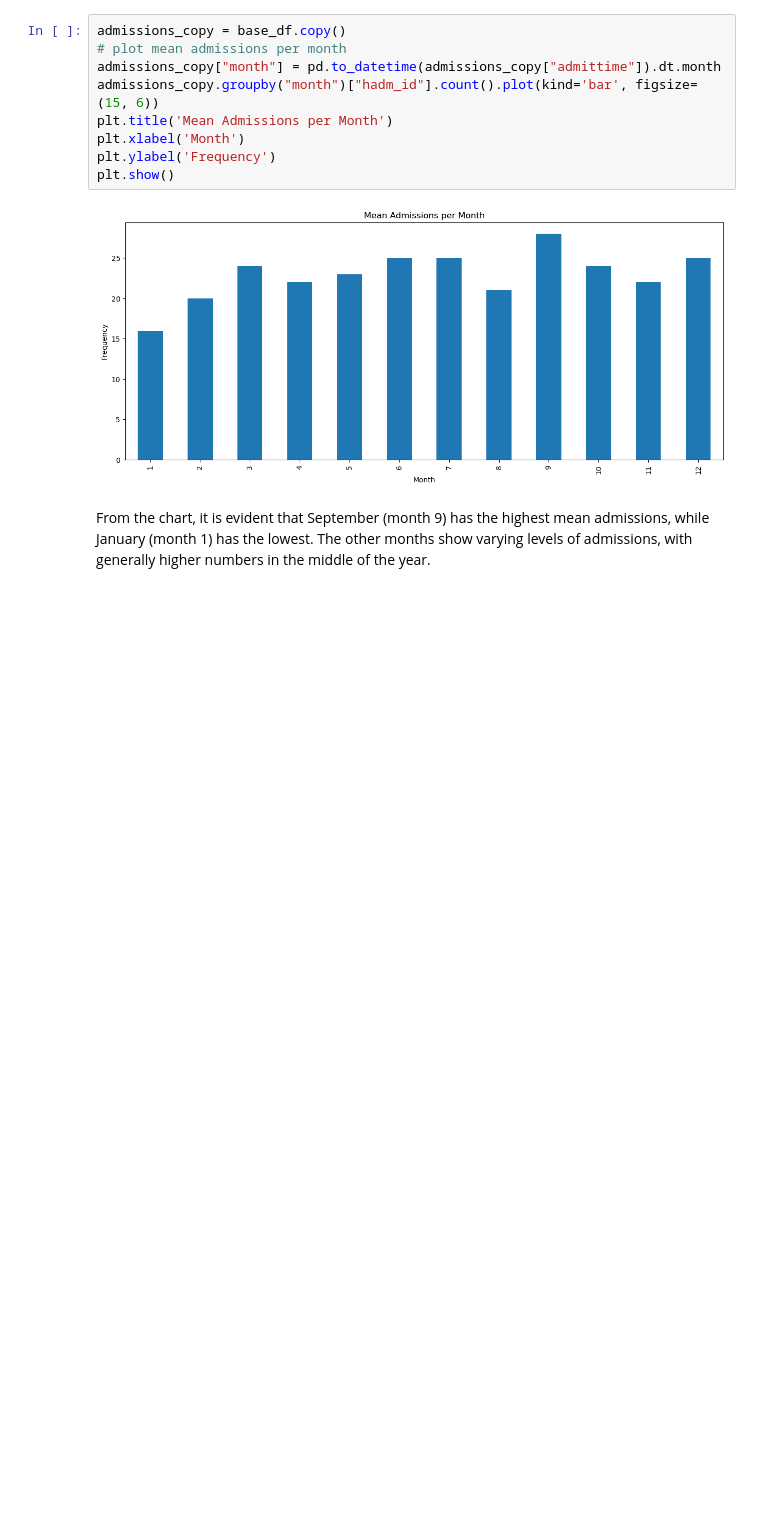
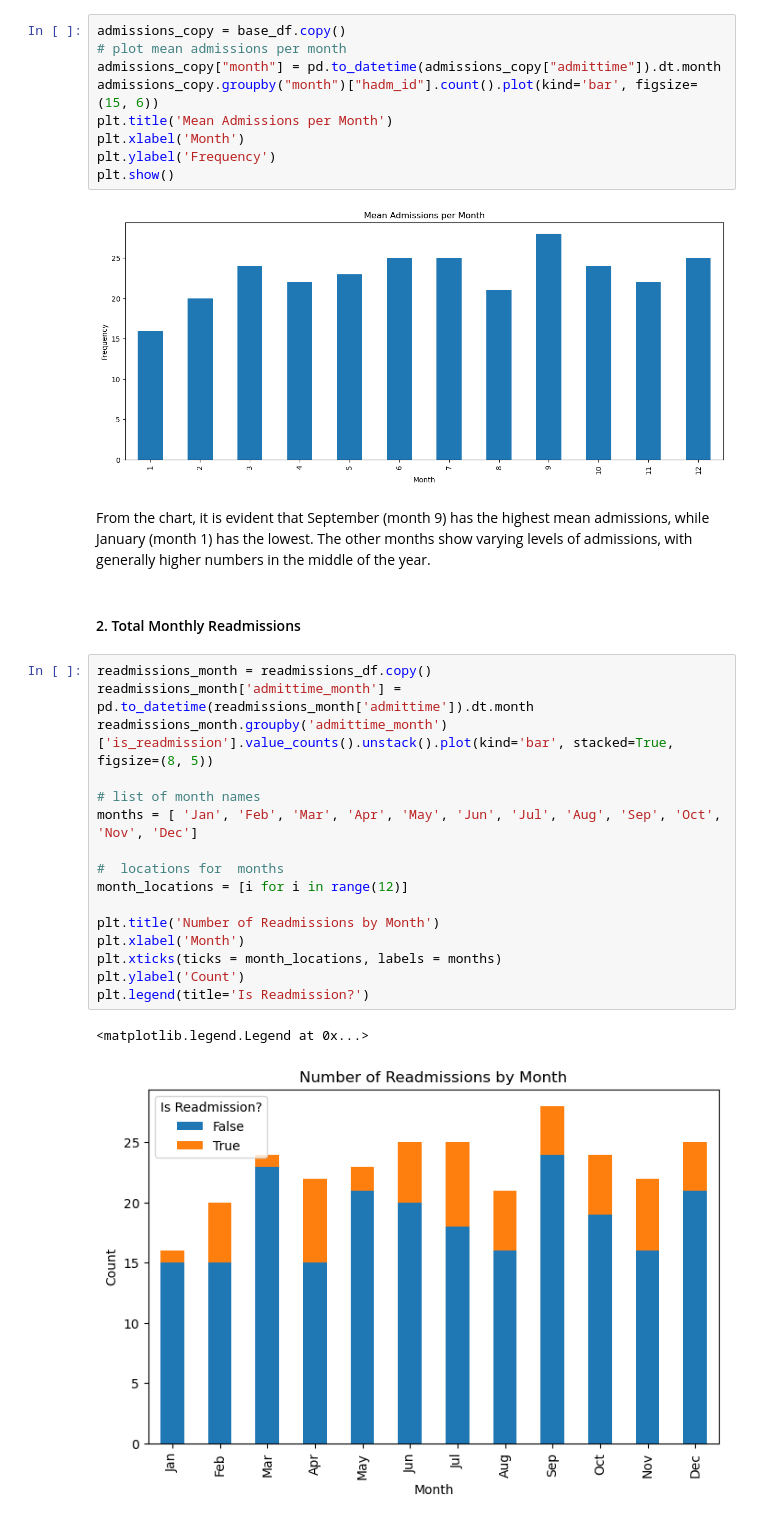
Before and after one commit to bizzfuzz/CHOP-comprehensive-hospital-outcome-prediction-system, a Jupyter notebook: CHOP.ipynb, the cells around one changed output. Drawn from its saved outputs; the diff is of its cells as text; blank space fills up the shorter version.

Commit message:
Time series visualizations
2. Total Monthly Readmissions, Length of stay and Top mostly used drugs in each month.

```diff
--- a/CHOP.ipynb
+++ b/CHOP.ipynb
@@ -656,3 +656,24 @@ plt.show()
 [figure]
 # %% [markdown]
 From the chart, it is evident that September (month 9) has the highest mean admissions, while January (month 1) has the lowest. The other months show varying levels of admissions, with generally higher numbers in the middle of the year.
+# %% [markdown]
+#### 2. Total Monthly Readmissions
+# %%
+readmissions_month = readmissions_df.copy()
+readmissions_month['admittime_month'] = pd.to_datetime(readmissions_month['admittime']).dt.month
+readmissions_month.groupby('admittime_month')['is_readmission'].value_counts().unstack().plot(kind='bar', stacked=True, figsize=(8, 5))
+
+# list of month names
+months = [ 'Jan', 'Feb', 'Mar', 'Apr', 'May', 'Jun', 'Jul', 'Aug', 'Sep', 'Oct', 'Nov', 'Dec']
+
+#  locations for  months
+month_locations = [i for i in range(12)]
+
+plt.title('Number of Readmissions by Month')
+plt.xlabel('Month')
+plt.xticks(ticks = month_locations, labels = months)
+plt.ylabel('Count')
+plt.legend(title='Is Readmission?')
+# %% [output]
+<matplotlib.legend.Legend at 0x...>
+[figure, added]
```
Also changed, not shown: parts of 7 cells of this notebook.
